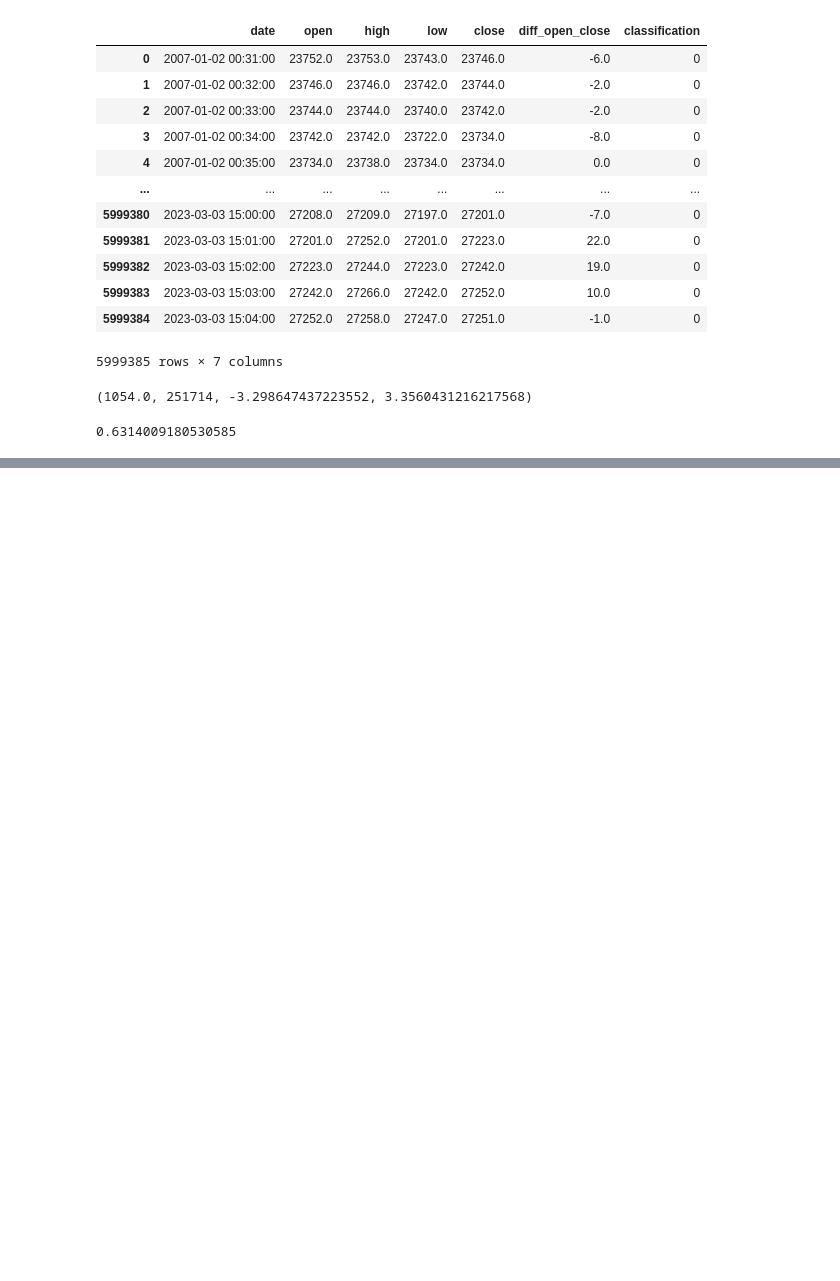
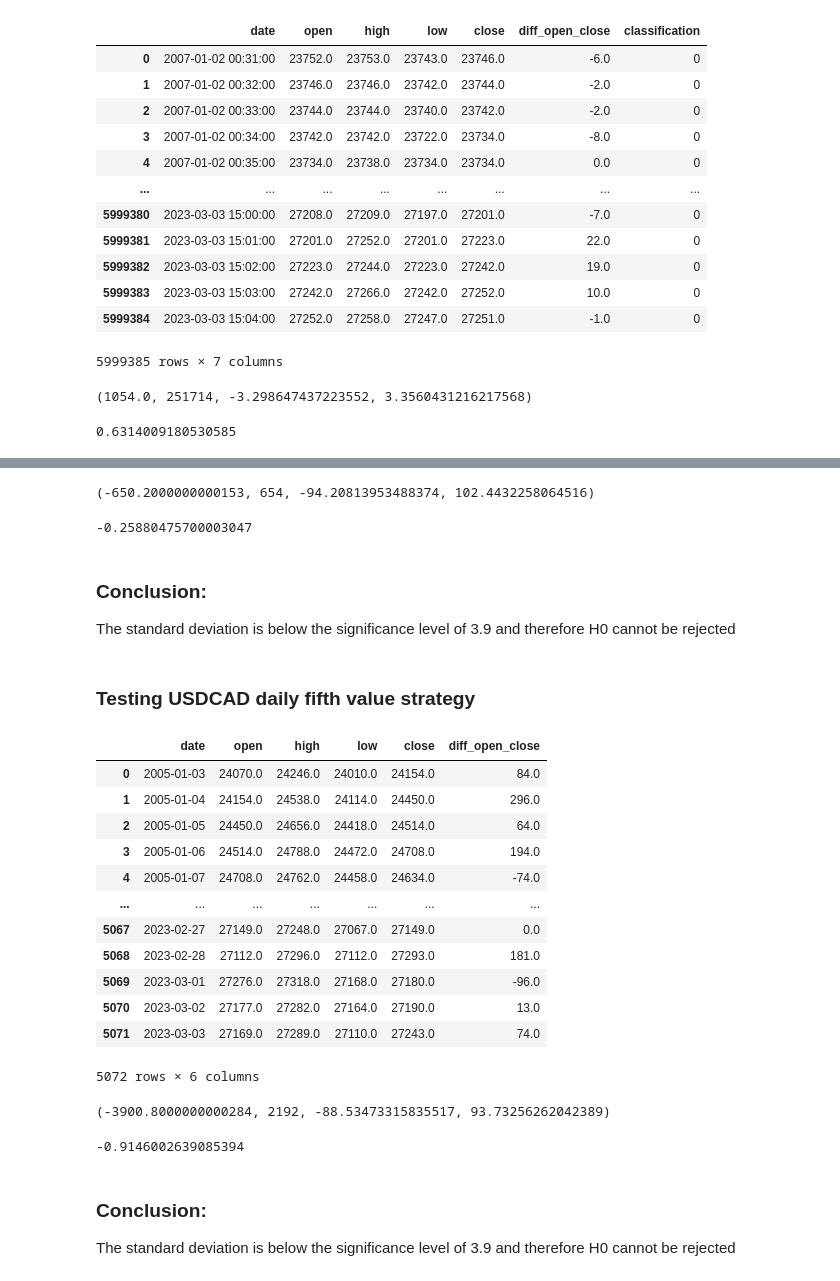
Before and after one commit to lutrx/project-trading-analyisis, a Jupyter notebook: Reversed_candle_strategy.ipynb, the cells around one changed output, grey strips where cells are left out. Saved outputs shown, nothing was run; the diff lists cells and outputs as text; code cells hidden in the pictures; blank space fills up the shorter version.

```diff
--- a/Reversed_candle_strategy.ipynb
+++ b/Reversed_candle_strategy.ipynb
@@ -483,0 +624,3 @@ std_USDJPY_min_test
+# %%
+USDCAD = pd.read_sql_query('SELECT * FROM trading.usdcad', engine)
+USDCAD
@@ -483,0 +641,50 @@ std_USDJPY_min_test
+# %%
+USDCAD = calcOpenCloseDiff(USDCAD)
+USDCAD = classLongShortImproved(USDCAD)
+USDCAD = createOrderType(USDCAD)
+USDCAD = createProfit(USDCAD)
+loss_win_trades_profit(USDCAD)
+# %% [output]
+(-650.2000000000153, 654, -94.20813953488374, 102.4432258064516)
+# %%
+std_USDCAD = testStrategy(USDCAD)
+std_USDCAD
+# %% [output]
+-0.25880475700003047
+# %% [markdown]
+### Conclusion:
+The standard deviation is below the significance level of 3.9 and therefore H0 cannot be rejected
+# %% [markdown]
+### Testing USDCAD daily fifth value strategy
+# %%
+USDCAD_fifth = USDCAD.drop(['classification', 'order_type', 'profit'], axis=1)
+USDCAD_fifth
+# %% [output]
+|  | date | open | high | low | close | diff_open_close |
+| 0 | 2005-01-03 | 24070.0 | 24246.0 | 24010.0 | 24154.0 | 84.0 |
+| 1 | 2005-01-04 | 24154.0 | 24538.0 | 24114.0 | 24450.0 | 296.0 |
+| 2 | 2005-01-05 | 24450.0 | 24656.0 | 24418.0 | 24514.0 | 64.0 |
+| 3 | 2005-01-06 | 24514.0 | 24788.0 | 24472.0 | 24708.0 | 194.0 |
+| 4 | 2005-01-07 | 24708.0 | 24762.0 | 24458.0 | 24634.0 | -74.0 |
+| ... | ... | ... | ... | ... | ... | ... |
+| 5067 | 2023-02-27 | 27149.0 | 27248.0 | 27067.0 | 27149.0 | 0.0 |
+| 5068 | 2023-02-28 | 27112.0 | 27296.0 | 27112.0 | 27293.0 | 181.0 |
+| 5069 | 2023-03-01 | 27276.0 | 27318.0 | 27168.0 | 27180.0 | -96.0 |
+| 5070 | 2023-03-02 | 27177.0 | 27282.0 | 27164.0 | 27190.0 | 13.0 |
+| 5071 | 2023-03-03 | 27169.0 | 27289.0 | 27110.0 | 27243.0 | 74.0 |
+5072 rows × 6 columns
+# %%
+USDCAD_fifth = classLongShortFifthValue(USDCAD_fifth)
+USDCAD_fifth = createOrderType(USDCAD_fifth)
+USDCAD_fifth = createProfit(USDCAD_fifth)
+loss_win_trades_profit(USDCAD_fifth)
+# %% [output]
+(-3900.8000000000284, 2192, -88.53473315835517, 93.73256262042389)
+# %%
+std_USDCAD_fifth = testStrategy(USDCAD_fifth)
+std_USDCAD_fifth
+# %% [output]
+-0.9146002639085394
+# %% [markdown]
+### Conclusion:
+The standard deviation is below the significance level of 3.9 and therefore H0 cannot be rejected
```
Also changed, not shown: parts of 37 cells of this notebook, 2 other files.
